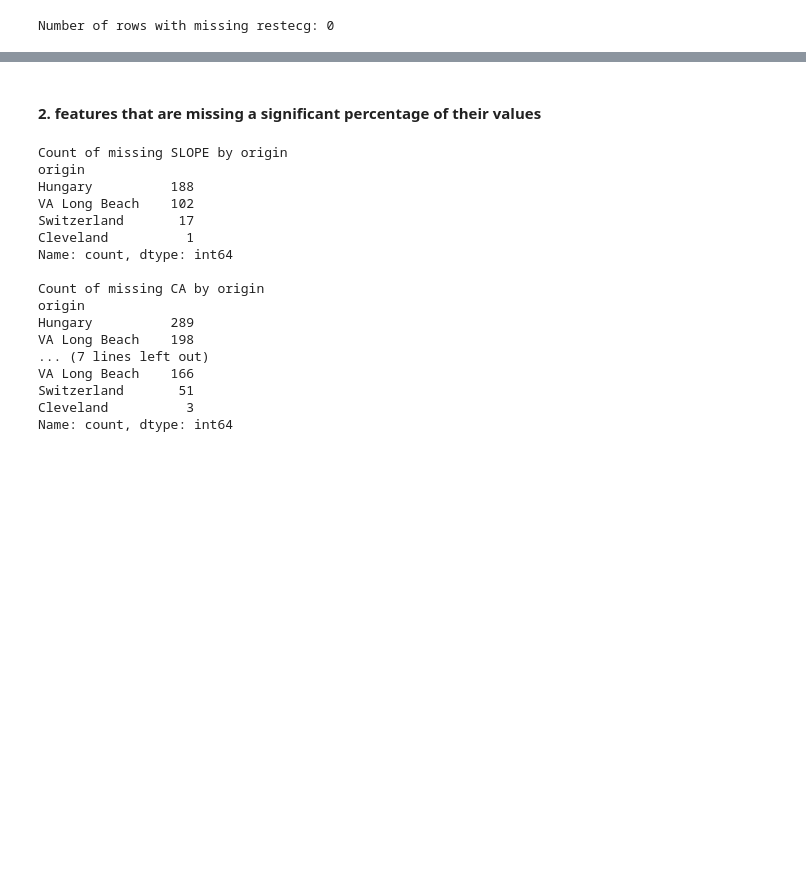
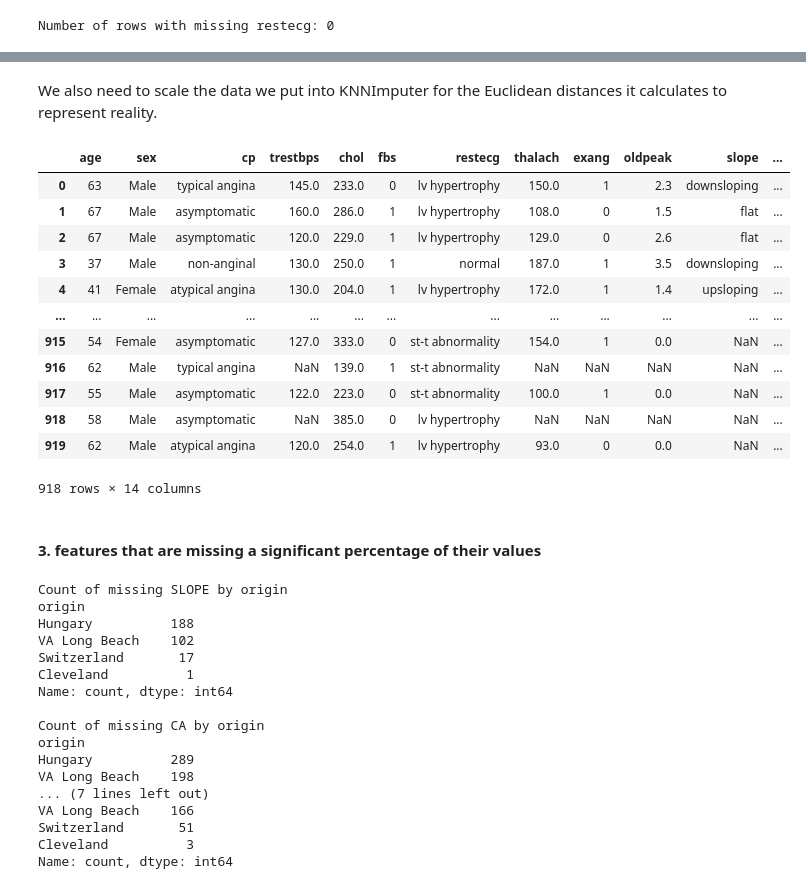
Before and after one commit to ThereseColeongco/hd-classifier, a Jupyter notebook: classifier.ipynb, the cells around one changed output, grey strips where cells are left out. Saved outputs shown, nothing was run; the diff lists cells and outputs as text; code cells hidden in the pictures; blank space fills up the shorter version.

Commit message:
data cleaning, prepping for imputation

```diff
--- a/classifier.ipynb
+++ b/classifier.ipynb
@@ -115,3 +117,7 @@ Data columns (total 16 columns):
  15  num       920 non-null    int64
 dtypes: float64(5), int64(3), object(2), str(6)
 memory usage: 115.1+ KB
+# %%
+df['fbs'] = df['fbs'].astype(str)
+df['exang'] = df['exang'].astype(str)
+df.info()
@@ -184,0 +221,5 @@ Number of rows with missing restecg: 0
+# %%
+# for trestbps, chol, fbs, and exang, convert all 0s to NaN.
+cols_to_NaN = ['trestbps', 'chol', 'fbs', 'exang']
+df[cols_to_NaN] = df[cols_to_NaN].replace(0, np.nan)
+df.columns[df.eq(0).any()].tolist()  # verify that 0s were replaced with NaN
@@ -184,0 +260,4 @@ Number of rows with missing restecg: 0
+# %%
+bool_cols = ['fbs', 'exang']
+df[bool_cols] = df[bool_cols].replace('True', 0)
+df[bool_cols] = df[bool_cols].replace('False', 1)
@@ -185,5 +294,24 @@ Number of rows with missing restecg: 0
+# %% [markdown]
+We also need to scale the data we put into KNNImputer for the Euclidean distances it calculates to represent reality.
+# %%
+attributes = df.drop(columns=['id', 'origin'])
+attributes
+# %% [output]
+|  | age | sex | cp | trestbps | chol | fbs | restecg | thalach | exang | oldpeak | slope | ... |
+| 0 | 63 | Male | typical angina | 145.0 | 233.0 | 0 | lv hypertrophy | 150.0 | 1 | 2.3 | downsloping | ... |
+| 1 | 67 | Male | asymptomatic | 160.0 | 286.0 | 1 | lv hypertrophy | 108.0 | 0 | 1.5 | flat | ... |
+| 2 | 67 | Male | asymptomatic | 120.0 | 229.0 | 1 | lv hypertrophy | 129.0 | 0 | 2.6 | flat | ... |
+| 3 | 37 | Male | non-anginal | 130.0 | 250.0 | 1 | normal | 187.0 | 1 | 3.5 | downsloping | ... |
+| 4 | 41 | Female | atypical angina | 130.0 | 204.0 | 1 | lv hypertrophy | 172.0 | 1 | 1.4 | upsloping | ... |
+| ... | ... | ... | ... | ... | ... | ... | ... | ... | ... | ... | ... | ... |
+| 915 | 54 | Female | asymptomatic | 127.0 | 333.0 | 0 | st-t abnormality | 154.0 | 1 | 0.0 | NaN | ... |
+| 916 | 62 | Male | typical angina | NaN | 139.0 | 1 | st-t abnormality | NaN | NaN | NaN | NaN | ... |
+| 917 | 55 | Male | asymptomatic | 122.0 | 223.0 | 0 | st-t abnormality | 100.0 | 1 | 0.0 | NaN | ... |
+| 918 | 58 | Male | asymptomatic | NaN | 385.0 | 0 | lv hypertrophy | NaN | NaN | NaN | NaN | ... |
+| 919 | 62 | Male | atypical angina | 120.0 | 254.0 | 1 | lv hypertrophy | 93.0 | 0 | 0.0 | NaN | ... |
+918 rows × 14 columns
 # %% [markdown]
-#### 2. features that are missing a significant percentage of their values
+#### 3. features that are missing a significant percentage of their values
 # %%
 print('Count of missing SLOPE by origin')
 df_na_slope = df[df['slope'].isna()]
```
Also changed, not shown: parts of 18 cells of this notebook.
